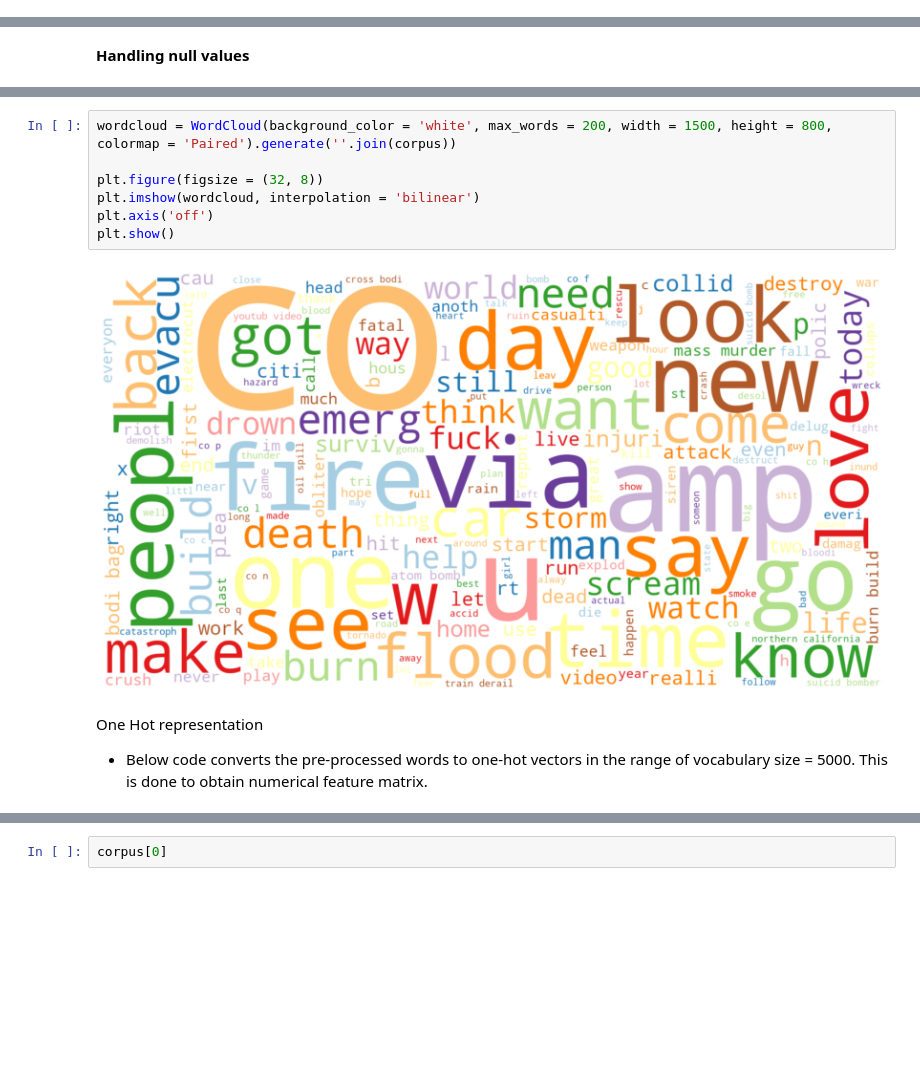
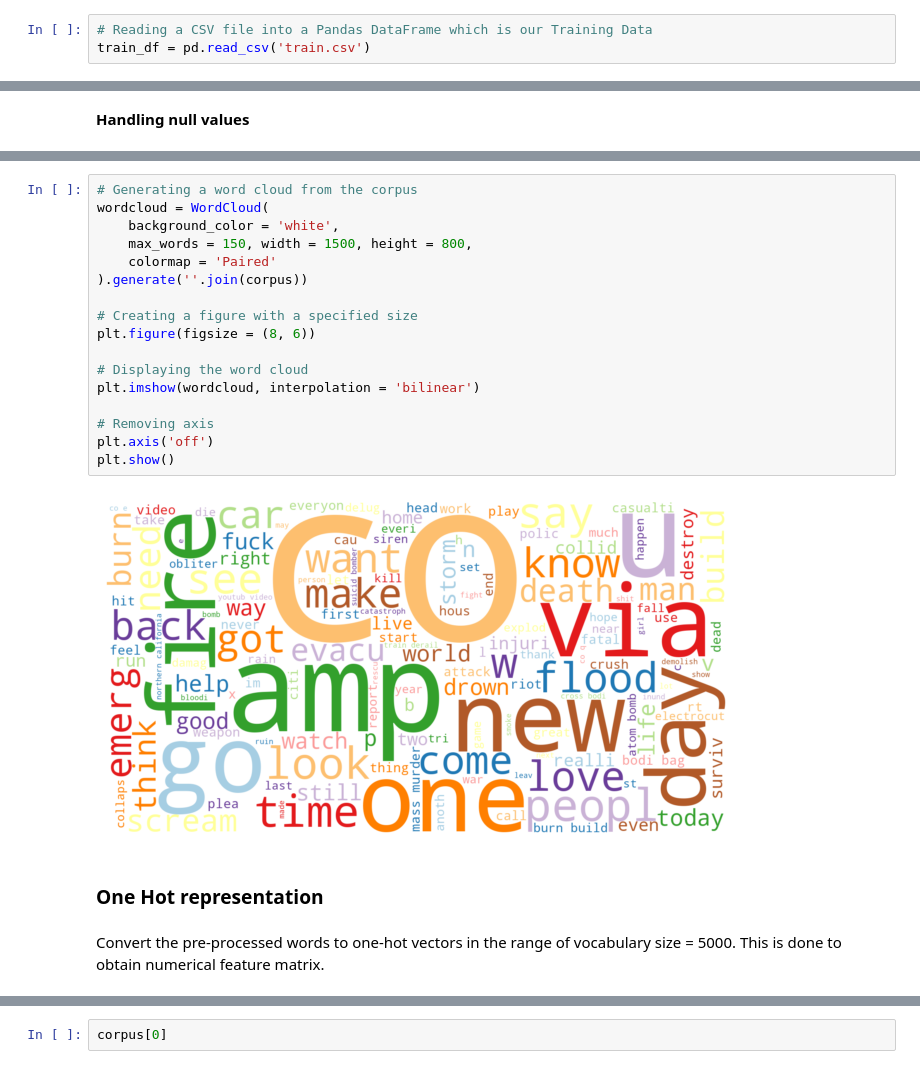
Before and after one commit to manishmawatwal/Disaster-Tweets, a Jupyter notebook: Disaster_Tweets.ipynb, the cells around one changed output, grey strips where cells are left out. Drawn from its saved outputs; the diff is of its cells as text; blank space fills up the shorter version.

```diff
--- a/Disaster_Tweets.ipynb
+++ b/Disaster_Tweets.ipynb
@@ -245,0 +52,3 @@ plt.show()
+# %%
+# Reading a CSV file into a Pandas DataFrame which is our Training Data
+train_df = pd.read_csv('train.csv')
@@ -350,13 +468,24 @@ corpus[:10]
 # %%
-wordcloud = WordCloud(background_color = 'white', max_words = 200, width = 1500, height = 800, colormap = 'Paired').generate(''.join(corpus))
+# Generating a word cloud from the corpus
+wordcloud = WordCloud(
+    background_color = 'white',
+    max_words = 150, width = 1500, height = 800,
+    colormap = 'Paired'
+).generate(''.join(corpus))
 
-plt.figure(figsize = (32, 8))
+# Creating a figure with a specified size
+plt.figure(figsize = (8, 6))
+
+# Displaying the word cloud
 plt.imshow(wordcloud, interpolation = 'bilinear')
+
+# Removing axis
 plt.axis('off')
 plt.show()
 # %% [output]
-[figure, old version]
+[figure, new version]
+# %% [markdown]
+### One Hot representation
 # %% [markdown]
-One Hot representation
-- Below code converts the pre-processed words to one-hot vectors in the range of vocabulary size = 5000. This is done to obtain numerical feature matrix.
+Convert the pre-processed words to one-hot vectors in the range of vocabulary size = 5000. This is done to obtain numerical feature matrix.
 # %%
```
Also changed, not shown: parts of 113 cells of this notebook.
